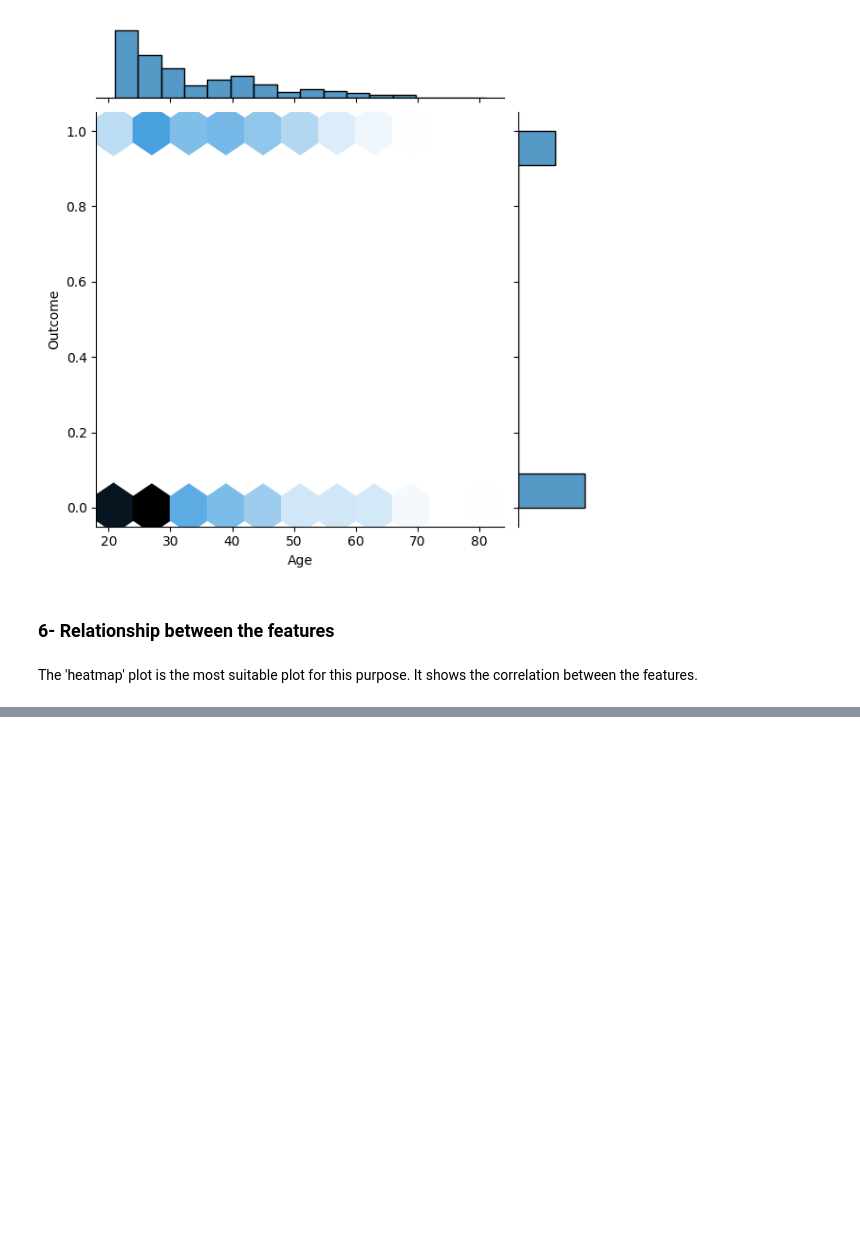
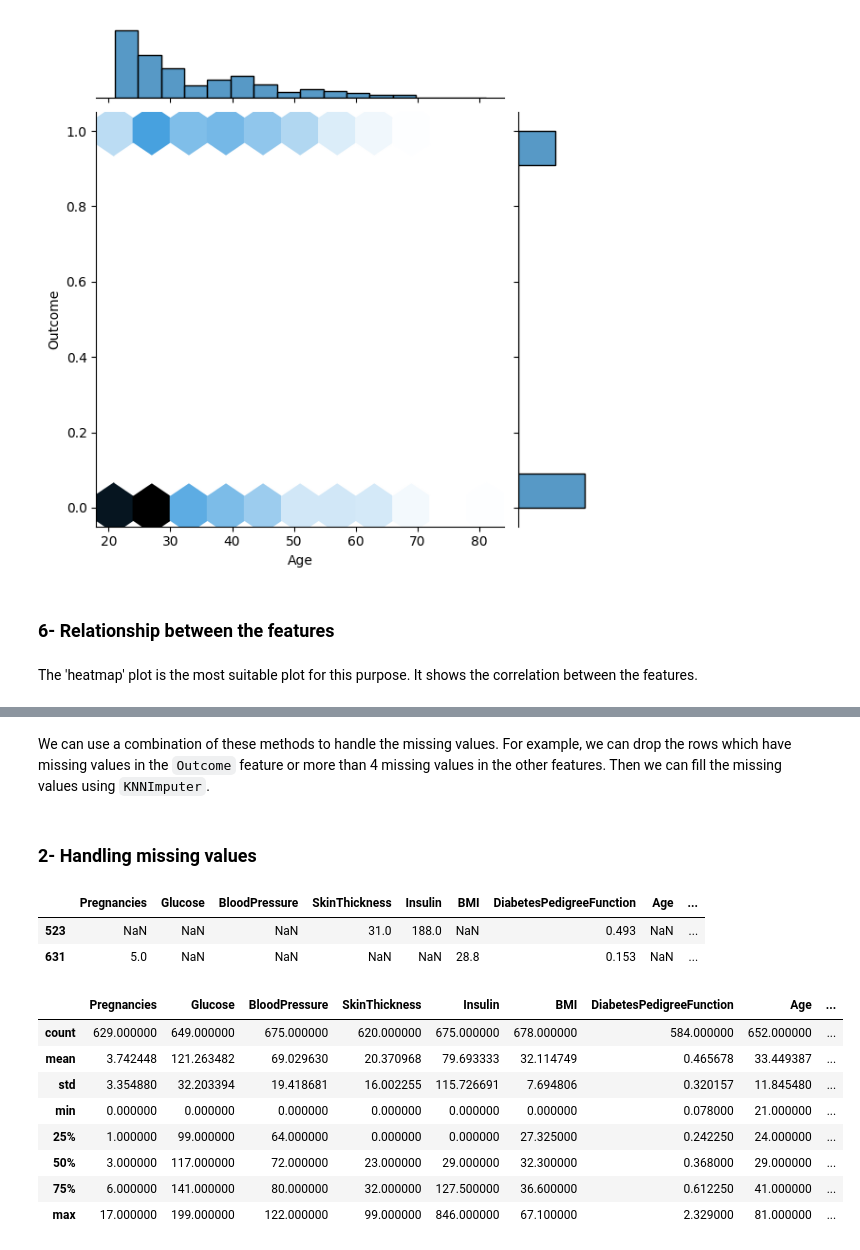
Before and after one commit to PashaBarahimi/Artificial-Intelligence-Projects, a Jupyter notebook: CA5 - ML/AI-CA5-810199385.ipynb, the cells around one changed output, grey strips where cells are left out. Saved outputs shown, nothing was run; the diff lists cells and outputs as text; code cells hidden in the pictures; blank space fills up the shorter version.

```diff
--- a/CA5 - ML/AI-CA5-810199385.ipynb
+++ b/CA5 - ML/AI-CA5-810199385.ipynb
@@ -216,0 +247,25 @@ The 'heatmap' plot is the most suitable plot for this purpose. It shows the corr
+# %% [markdown]
+We can use a combination of these methods to handle the missing values. For example, we can drop the rows which have missing values in the `Outcome` feature or more than 4 missing values in the other features. Then we can fill the missing values using `KNNImputer`.
+# %% [markdown]
+### 2- Handling missing values
+# %%
+missing = valid[valid.isna().sum(axis=1) > 4]
+display(missing)
+# %% [output]
+|  | Pregnancies | Glucose | BloodPressure | SkinThickness | Insulin | BMI | DiabetesPedigreeFunction | Age | ... |
+| 523 | NaN | NaN | NaN | 31.0 | 188.0 | NaN | 0.493 | NaN | ... |
+| 631 | 5.0 | NaN | NaN | NaN | NaN | 28.8 | 0.153 | NaN | ... |
+# %%
+valid.drop(missing.index, inplace=True)
+valid.reset_index(drop=True, inplace=True)
+valid.describe()
+# %% [output]
+|  | Pregnancies | Glucose | BloodPressure | SkinThickness | Insulin | BMI | DiabetesPedigreeFunction | Age | ... |
+| count | 629.000000 | 649.000000 | 675.000000 | 620.000000 | 675.000000 | 678.000000 | 584.000000 | 652.000000 | ... |
+| mean | 3.742448 | 121.263482 | 69.029630 | 20.370968 | 79.693333 | 32.114749 | 0.465678 | 33.449387 | ... |
+| std | 3.354880 | 32.203394 | 19.418681 | 16.002255 | 115.726691 | 7.694806 | 0.320157 | 11.845480 | ... |
+| min | 0.000000 | 0.000000 | 0.000000 | 0.000000 | 0.000000 | 0.000000 | 0.078000 | 21.000000 | ... |
+| 25% | 1.000000 | 99.000000 | 64.000000 | 0.000000 | 0.000000 | 27.325000 | 0.242250 | 24.000000 | ... |
+| 50% | 3.000000 | 117.000000 | 72.000000 | 23.000000 | 29.000000 | 32.300000 | 0.368000 | 29.000000 | ... |
+| 75% | 6.000000 | 141.000000 | 80.000000 | 32.000000 | 127.500000 | 36.600000 | 0.612250 | 41.000000 | ... |
+| max | 17.000000 | 199.000000 | 122.000000 | 99.000000 | 846.000000 | 67.100000 | 2.329000 | 81.000000 | ... |
```
Also changed, not shown: parts of 27 cells of this notebook.
